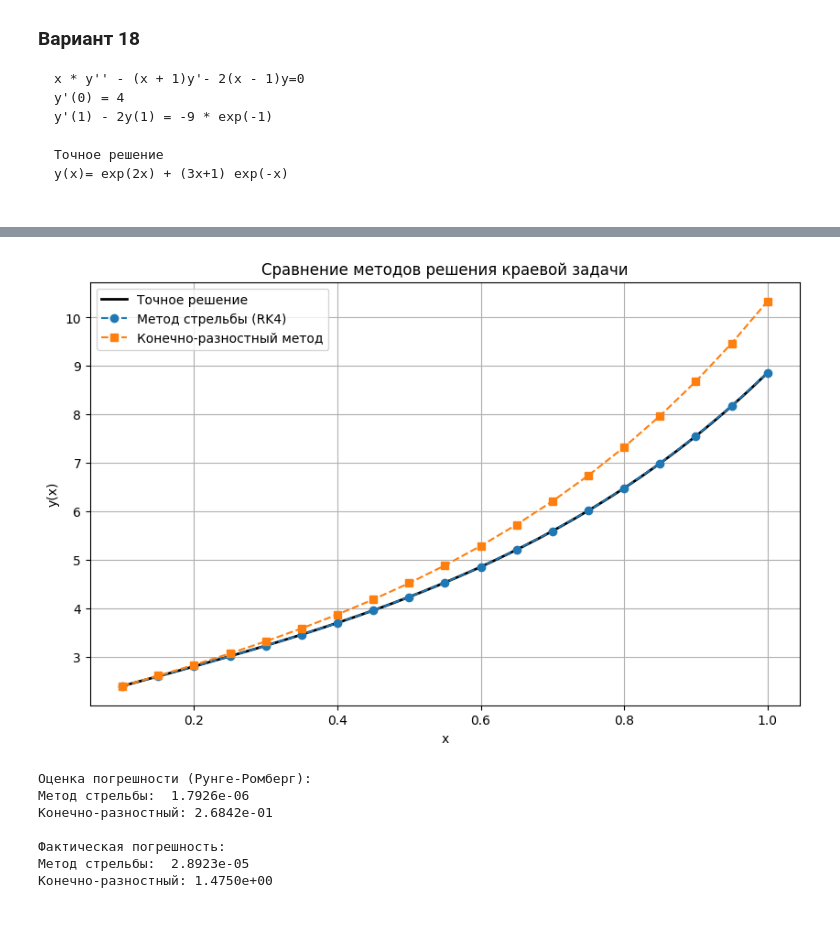
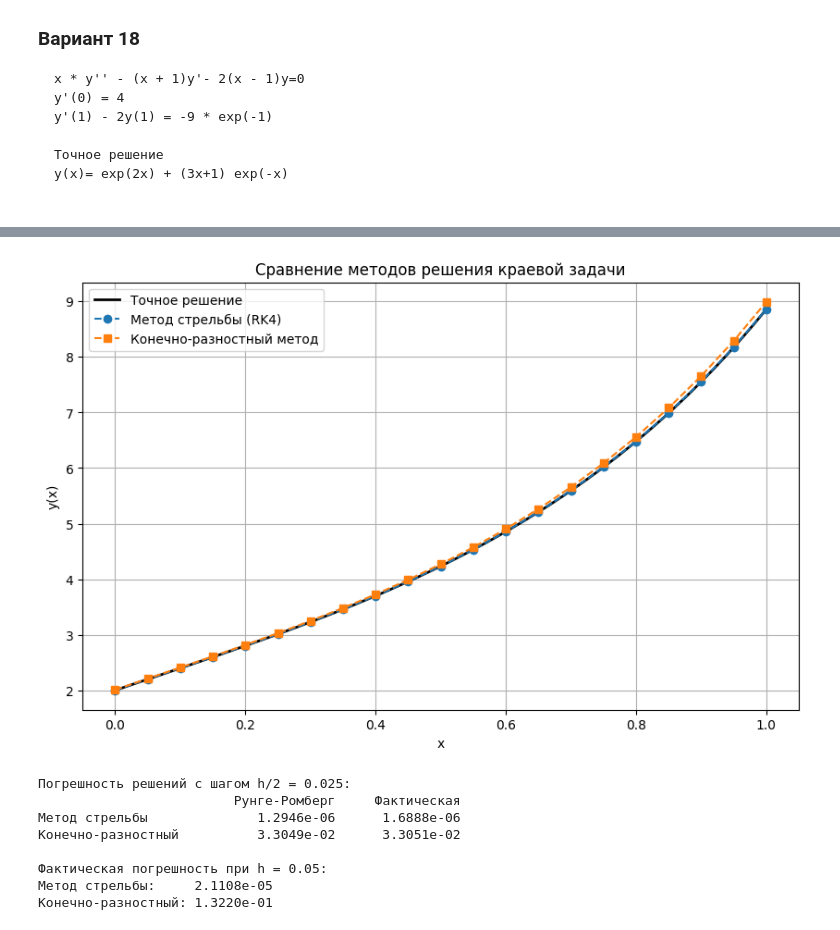
Before and after one commit to AngryBonana/numerical_methods, a Jupyter notebook: LAB4/lab4_notebook.ipynb, the cells around one changed output, grey strips where cells are left out. Drawn from its saved outputs; the diff is of its cells as text; code cells hidden in the pictures.

Commit message:
Update finite diff method
Bug fix

````diff
--- a/LAB4/lab4_notebook.ipynb
+++ b/LAB4/lab4_notebook.ipynb
@@ -188,21 +188,25 @@ y(x)= exp(2x) + (3x+1) exp(-x)
 
 ```
 # %%
-x_start = 0.1
+x_start = 0.0
 x_end = 1.0
 h = 0.05
+
+dy_left = 4.0
+target_bc = -9 * np.exp(-1)
+
 
 def exact_solution(x):
     return np.exp(2 * x) + (3 * x + 1) * np.exp(-x)
 
 
 def exact_derivative(x):
-    return 2 * np.exp(2 * x) + 3 * np.exp(-x) - (3 * x + 1) * np.exp(-x)
+    return 2 * np.exp(2 * x) + (2 - 3 * x) * np.exp(-x)
 # %%
 def f_system(x, Y):
     y, z = Y
     dy_dx = z
-    dz_dx = ((x + 1) / x) * z + 2 * ((x - 1) / x) * y
+    dz_dx = ((x + 1) * z + 2 * (x - 1) * y) / x
     return np.array([dy_dx, dz_dx])
 
 
@@ -211,7 +215,6 @@ def runge_kutta_4(f, x0, y0, h, x_end):
     x = np.linspace(x0, x0 + n_steps * h, n_steps + 1)
     y = np.zeros((n_steps + 1, len(y0)))
     y[0] = y0
-
     for i in range(n_steps):
         k1 = h * f(x[i], y[i])
         k2 = h * f(x[i] + h/2, y[i] + k1/2)
@@ -309,38 +301,43 @@ x_fd, y_fd = finite_difference_method(x_start, x_end, y_start_val, target_bc, h)
 # %%
+x_fd, y_fd = finite_difference_method(x_start, x_end, dy_left, target_bc, h)
+
 x_exact = np.linspace(x_start, x_end, 200)
 plt.figure(figsize=(10, 6))
 plt.plot(x_exact, exact_solution(x_exact), 'k-', linewidth=2, label='Точное решение')
 plt.plot(x_shoot, y_shoot, 'o--', label='Метод стрельбы (RK4)')
 plt.plot(x_fd, y_fd, 's--', label='Конечно-разностный метод')
 plt.title('Сравнение методов решения краевой задачи')
 plt.xlabel('x')
 plt.ylabel('y(x)')
 plt.legend()
 plt.grid(True)
 plt.show()
 
+_, y_shoot_h2, _ = shooting_method(f_system, x_start, x_end, dy_left, target_bc, h/2)
+x_fd2, y_fd_h2 = finite_difference_method(x_start, x_end, dy_left, target_bc, h/2)
 
-_, y_shoot_h = shooting_method(f_system, x_start, x_end, y_start_val, target_bc, h)[:2]
-_, y_shoot_h2 = shooting_method(f_system, x_start, x_end, y_start_val, target_bc, h/2)[:2]
-err_runge_shoot = np.max(np.abs(y_shoot_h - y_shoot_h2[::2])) / (2**4 - 1)
+est_shoot = np.max(np.abs(y_shoot - y_shoot_h2[::2])) / (2**4 - 1)
+est_fd = np.max(np.abs(y_fd - y_fd_h2[::2])) / (2**2 - 1)
 
-_, y_fd_h = finite_difference_method(x_start, x_end, y_start_val, target_bc, h)
-_, y_fd_h2 = finite_difference_method(x_start, x_end, y_start_val, target_bc, h/2)
-err_runge_fd = np.max(np.abs(y_fd_h - y_fd_h2[::2])) / (2**2 - 1)
+x_shoot2 = np.linspace(x_start, x_end, len(y_shoot_h2))
+real_shoot = np.max(np.abs(y_shoot_h2 - exact_solution(x_shoot2)))
+real_fd = np.max(np.abs(y_fd_h2 - exact_solution(x_fd2)))
 
-print("Оценка погрешности (Рунге-Ромберг):")
-print(f"Метод стрельбы:  {err_runge_shoot:.4e}")
-print(f"Конечно-разностный: {err_runge_fd:.4e}")
+print(f"Погрешность решений с шагом h/2 = {h/2}:")
+print(f"{'':22s}{'Рунге-Ромберг':>16s}{'Фактическая':>16s}")
+print(f"{'Метод стрельбы':22s}{est_shoot:16.4e}{real_shoot:16.4e}")
+print(f"{'Конечно-разностный':22s}{est_fd:16.4e}{real_fd:16.4e}")
 
-print("\nФактическая погрешность:")
-print(f"Метод стрельбы:  {np.max(np.abs(y_shoot - exact_solution(x_shoot))):.4e}")
+print(f"\nФактическая погрешность при h = {h}:")
+print(f"Метод стрельбы:     {np.max(np.abs(y_shoot - exact_solution(x_shoot))):.4e}")
 print(f"Конечно-разностный: {np.max(np.abs(y_fd - exact_solution(x_fd))):.4e}")
 # %% [output]
-[figure, old version]
+[figure, new version]
-Оценка погрешности (Рунге-Ромберг):
-Метод стрельбы:  1.7926e-06
-Конечно-разностный: 2.6842e-01
+Погрешность решений с шагом h/2 = 0.025:
+                         Рунге-Ромберг     Фактическая
+Метод стрельбы              1.2946e-06      1.6888e-06
+Конечно-разностный          3.3049e-02      3.3051e-02
 
-Фактическая погрешность:
-Метод стрельбы:  2.8923e-05
-Конечно-разностный: 1.4750e+00
+Фактическая погрешность при h = 0.05:
+Метод стрельбы:     2.1108e-05
+Конечно-разностный: 1.3220e-01
````
Also changed, not shown: parts of 2 cells of this notebook.
